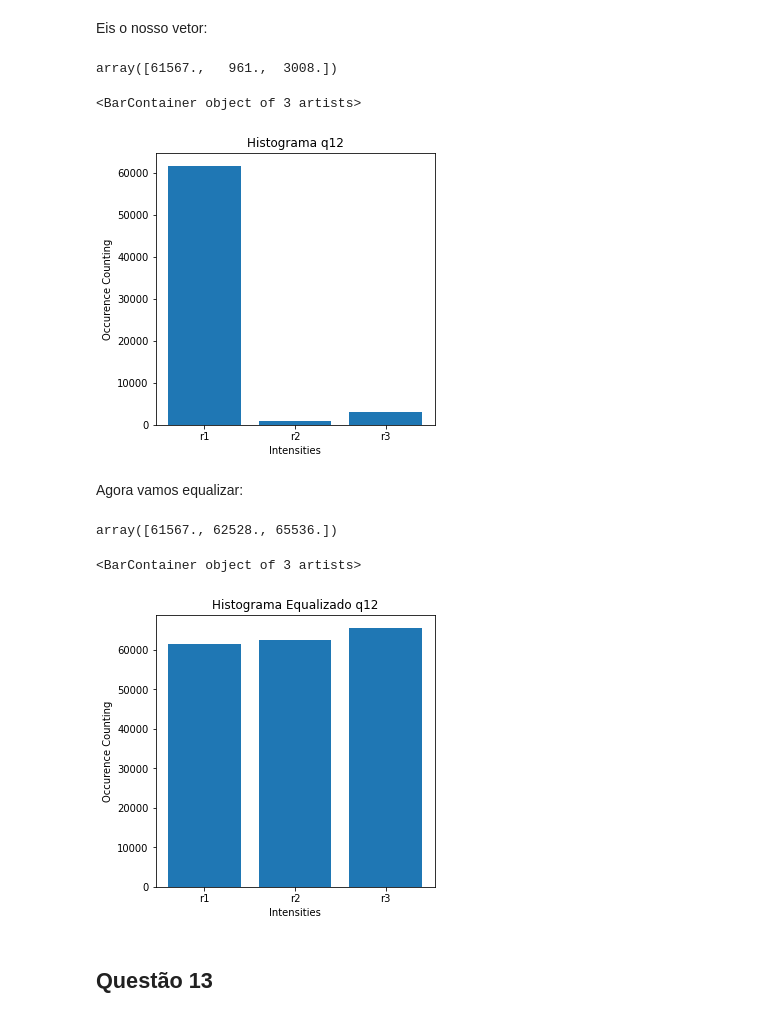
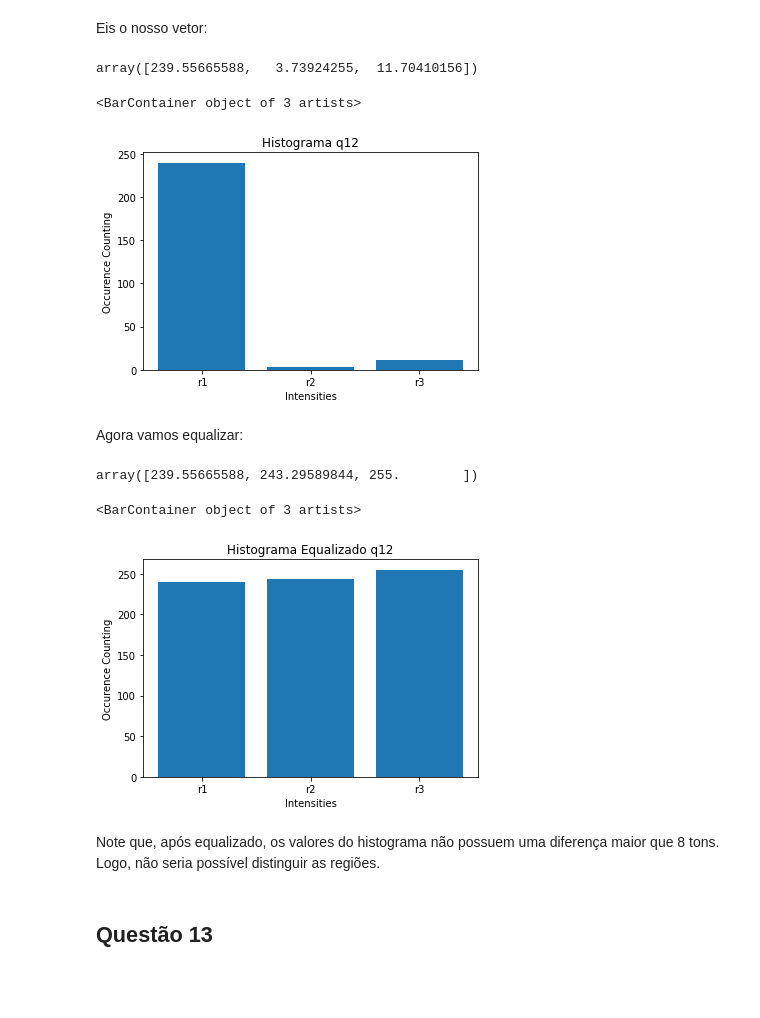
Before and after one commit to mtxslv/dca0445_dip, a Jupyter notebook: lista_periodo_2020_6/lista_pdi_mateus_de_assis.ipynb, the cells around one changed output. Drawn from its saved outputs; the diff is of its cells as text; code cells hidden in the pictures; blank space fills up the shorter version.

```diff
--- a/lista_periodo_2020_6/lista_pdi_mateus_de_assis.ipynb
+++ b/lista_periodo_2020_6/lista_pdi_mateus_de_assis.ipynb
@@ -269,33 +271,35 @@ A intensidade _r1_ possui como intensidade:
 histogram_q12[0] = np.power(256,2) - histogram_q12[1] - histogram_q12[2]
 # %% [markdown]
 Eis o nosso vetor:
-# %%
-histogram_q12
-# %% [output]
-array([61567.,   961.,  3008.])
+# %%
+255*histogram_q12/(256*256)
+# %% [output]
+array([239.55665588,   3.73924255,  11.70410156])
 # %%
 plt.title("Histograma q12")
 plt.ylabel("Occurence Counting")
 plt.xlabel("Intensities")
-plt.bar([0,1,2],histogram_q12, tick_label = ("r1","r2","r3"))
+plt.bar([0,1,2],255*histogram_q12/(256*256), tick_label = ("r1","r2","r3"))
 # %% [output]
 <BarContainer object of 3 artists>
-[figure, old version]
+[figure, new version]
 # %% [markdown]
 Agora vamos equalizar:
 # %%
 cum_hist = np.cumsum(histogram_q12)
-cum_hist
+255*cum_hist/(256*256)
 # %% [output]
-array([61567., 62528., 65536.])
+array([239.55665588, 243.29589844, 255.        ])
 # %%
 plt.title("Histograma Equalizado q12")
 plt.ylabel("Occurence Counting")
 plt.xlabel("Intensities")
-plt.bar([0,1,2],cum_hist, tick_label = ("r1","r2","r3"))
+plt.bar([0,1,2],255*cum_hist/(256*256), tick_label = ("r1","r2","r3"))
 # %% [output]
 <BarContainer object of 3 artists>
-[figure, old version]
+[figure, new version]
+# %% [markdown]
+Note que, após equalizado, os valores do histograma não possuem uma diferença maior que 8 tons. Logo, não seria possível distinguir as regiões.
 # %% [markdown]
 ## Questão 13
 # %% [markdown]
```
Also changed, not shown: parts of 10 cells of this notebook.
